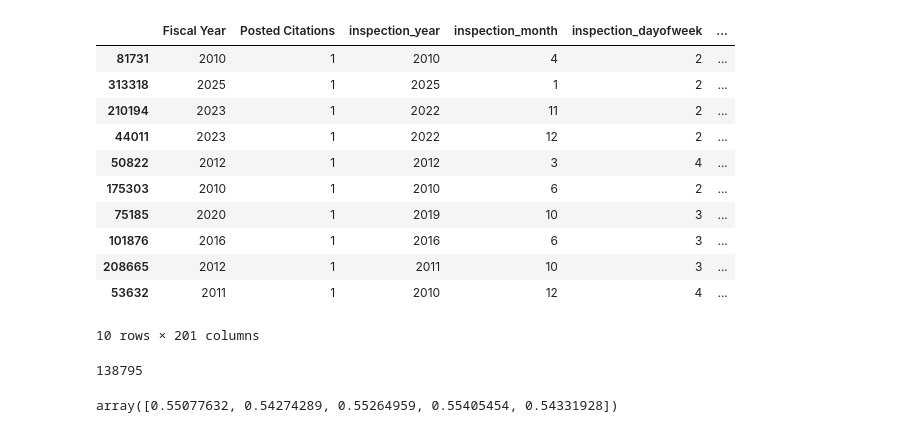
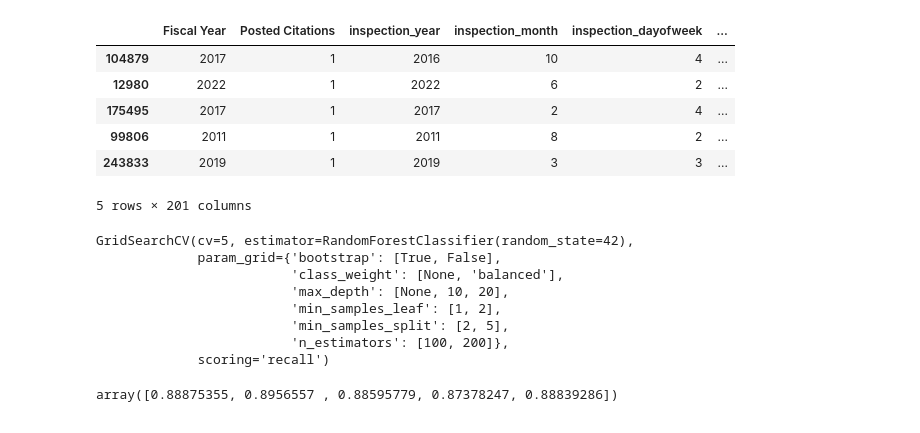
Before and after one commit to YucongLei-0503/Total-Recalls, a Jupyter notebook: Predictive_Models/random_forest_classification.ipynb, the cells around one changed output. Cells and saved outputs as stored; diff of their text form; code cells hidden in the pictures.

```diff
--- a/Predictive_Models/random_forest_classification.ipynb
+++ b/Predictive_Models/random_forest_classification.ipynb
@@ -16,3 +15,3 @@ from sklearn.svm import SVC
 # %%
-inspections = pd.read_csv('C:\\Users\\sambo\\Downloads\\final_engineered_features.csv')
+inspections = pd.read_csv("../Data/final_engineered_features.csv")
 # %%
@@ -49,20 +43,36 @@ categorical_cols = ['Classification', 'Project Area', 'Product Type', 'State', '
 X = pd.get_dummies(X, columns = categorical_cols, drop_first = True, dtype = int)
 X['Posted Citations'] = X['Posted Citations'].notnull().astype(int)
 # %%
-X.sample(10)
+X.sample(5)
 # %% [output]
 |  | Fiscal Year | Posted Citations | inspection_year | inspection_month | inspection_dayofweek | ... |
-| 81731 | 2010 | 1 | 2010 | 4 | 2 | ... |
-| 313318 | 2025 | 1 | 2025 | 1 | 2 | ... |
-| 210194 | 2023 | 1 | 2022 | 11 | 2 | ... |
-| 44011 | 2023 | 1 | 2022 | 12 | 2 | ... |
-| 50822 | 2012 | 1 | 2012 | 3 | 4 | ... |
-| 175303 | 2010 | 1 | 2010 | 6 | 2 | ... |
-| 75185 | 2020 | 1 | 2019 | 10 | 3 | ... |
-| 101876 | 2016 | 1 | 2016 | 6 | 3 | ... |
-| 208665 | 2012 | 1 | 2011 | 10 | 3 | ... |
-| 53632 | 2011 | 1 | 2010 | 12 | 4 | ... |
+| 104879 | 2017 | 1 | 2016 | 10 | 4 | ... |
+| 12980 | 2022 | 1 | 2022 | 6 | 2 | ... |
+| 175495 | 2017 | 1 | 2017 | 2 | 4 | ... |
+| 99806 | 2011 | 1 | 2011 | 8 | 2 | ... |
+| 243833 | 2019 | 1 | 2019 | 3 | 3 | ... |
-10 rows × 201 columns
+5 rows × 201 columns
 # %%
 X_train, X_test, y_train, y_test = train_test_split(X, y, test_size = 0.2, random_state = 42)
+# %%
+param_grid = {
+    'n_estimators': [100, 200],
+    'max_depth': [None, 10, 20],
+    'min_samples_split': [2, 5],
+    'min_samples_leaf': [1, 2],
+    'bootstrap': [True, False],
+    'class_weight': [None, 'balanced']
+}
+
+grid_search = GridSearchCV(RandomForestClassifier(random_state=42), param_grid=param_grid, cv=5, scoring='recall')
+grid_search.fit(X_train, y_train)
+# %% [output]
+GridSearchCV(cv=5, estimator=RandomForestClassifier(random_state=42),
+             param_grid={'bootstrap': [True, False],
+                         'class_weight': [None, 'balanced'],
+                         'max_depth': [None, 10, 20],
+                         'min_samples_leaf': [1, 2],
+                         'min_samples_split': [2, 5],
+                         'n_estimators': [100, 200]},
+             scoring='recall')
 # %%
@@ -77,11 +82,7 @@ classifier = RandomForestClassifier(bootstrap=False, class_weight='balanced', ma
-# %%
-len(y_train)
-# %% [output]
-138795
 # %%
 scores = cross_val_score(
-    classifier, X_train, y_train, cv=5, scoring='accuracy')
+    classifier, X_train, y_train, cv=5, scoring='recall')
 scores
 # %% [output]
-array([0.55077632, 0.54274289, 0.55264959, 0.55405454, 0.54331928])
+array([0.88875355, 0.8956557 , 0.88595779, 0.87378247, 0.88839286])
 # %%
```
Also changed, not shown: parts of 11 cells of this notebook.
